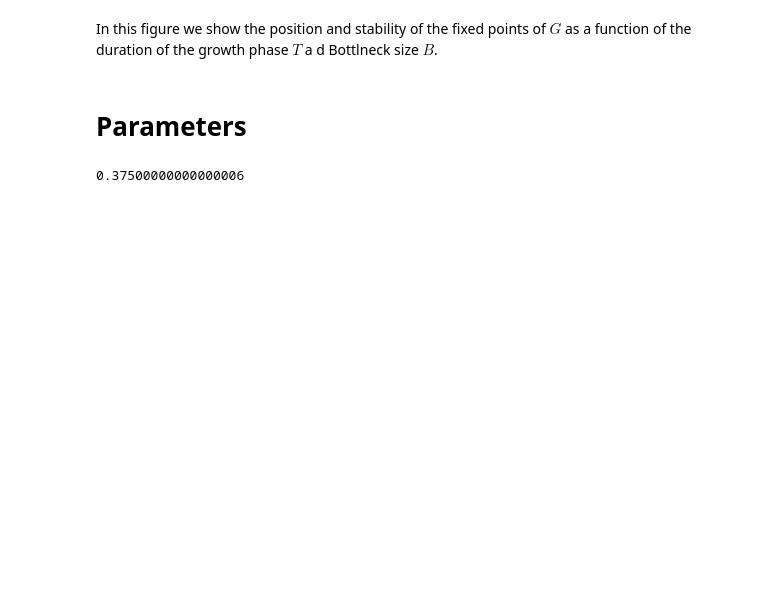
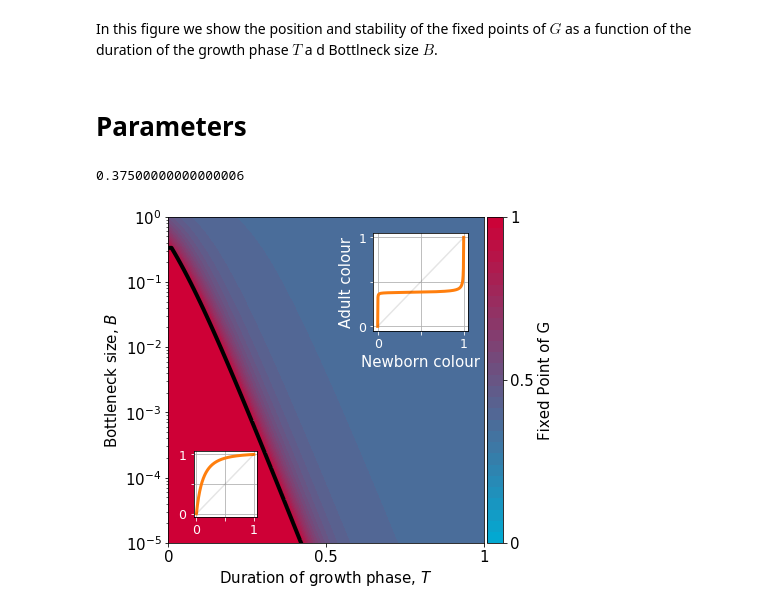
Before and after one commit to elifesciences-publications/estaudel, a Jupyter notebook: evolution_of_heredity/fixed_point_as_function_of_B_T.ipynb, the cells around one changed output. Drawn from its saved outputs; the diff is of its cells as text; code cells hidden in the pictures; blank space fills up the shorter version.

```diff
--- a/evolution_of_heredity/fixed_point_as_function_of_B_T.ipynb
+++ b/evolution_of_heredity/fixed_point_as_function_of_B_T.ipynb
@@ -115 +121,10 @@ def plot_tb(r,A, tspan=np.linspace(0, 1, 100), betamin=1e-2, ax=None):
     #ax.legend(loc='center right')
+# %%
+def plot_g(g, ax):
+    gf = ehd.get_gfunc(r, Aset[g['Akey']], T=g['T'],B=g['B'] )
+    l = ax.plot(x, [gf(xx) for xx in x], color='C1', lw=3)
+    ax.set(xticks=[0,.5,1],yticks=[0,.5,1],xticklabels=[0,'',1],
+           yticklabels=[0,'',1],xlabel='Newborn colour', ylabel='Adult colour')
+    ax.plot([0,1],[0,1], color='k', alpha=0.1)
+    #ax.set_title(g['name'])
+    ax.grid()
@@ -116 +137,35 @@ def plot_tb(r,A, tspan=np.linspace(0, 1, 100), betamin=1e-2, ax=None):
+# %%
+plt.rc('font', size=15)
+fig,ax = plt.subplots(1,1,figsize=(6,6))
+
+plot_tb(r, Aset['coex'], ax=ax, betamin=1e-5, colored_line=False)
+ax.set(title=Anames['coex'])
+im = ax.contourf(X,Y,Z, cmap=BLUE_RED, levels=np.linspace(0,1,30))
+
+divider = make_axes_locatable(ax)
+cax1 = divider.append_axes("right", size="5%", pad=0.05)
+fig.colorbar(im, cax=cax1, ticks=[0,0.5,1])
+cax1.set_yticklabels([0,.5,1])
+cax1.set_ylabel('Fixed Point of G')
+
+
+ax.set(title='')
+plt.rc('axes', labelcolor='w')
+plt.rc('xtick', color='w', labelsize='small')
+plt.rc('ytick', color='w', labelsize='small')
+axin1 = ax.inset_axes([0.65, 0.65, 0.30, 0.30])
+plot_g(gfunc[3], axin1)
+axin2 = ax.inset_axes([0.08, 0.08, 0.20, 0.20])
+plot_g(gfunc[0], axin2)
+axin2.set(xlabel='',ylabel='')
+plt.rc('axes', labelcolor='k')
+plt.rc('xtick', color='k',  labelsize='medium')
+plt.rc('ytick', color='k',  labelsize='medium')
+plt.rc('font', size=15)
+ax.set(xticks=[0,0.5,1], xticklabels=[0,0.5,1])
+ax.set_ylim(1e-5,1)
+ax.set_xlim(0,1)
+plt.savefig(os.path.join(FIGPATH,'bifurcation_diagram.pdf'), bbox_inches='tight')
+# %% [output]
+[figure, added]
 # %%
```
Also changed, not shown: parts of 5 cells of this notebook, 6 other files.
